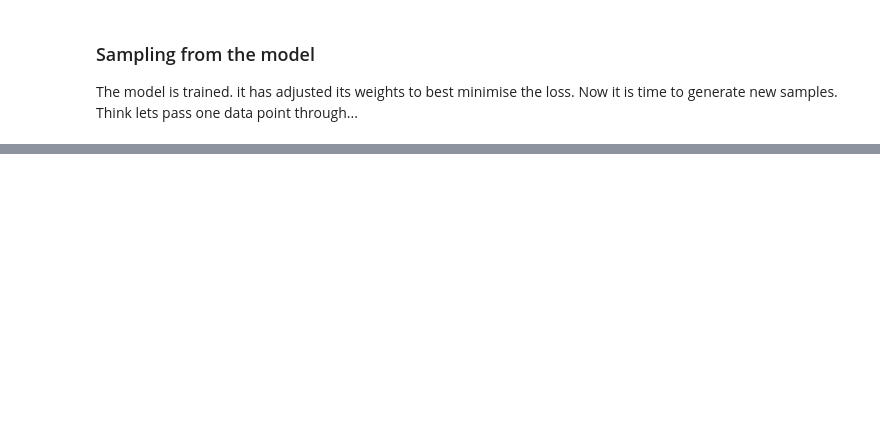
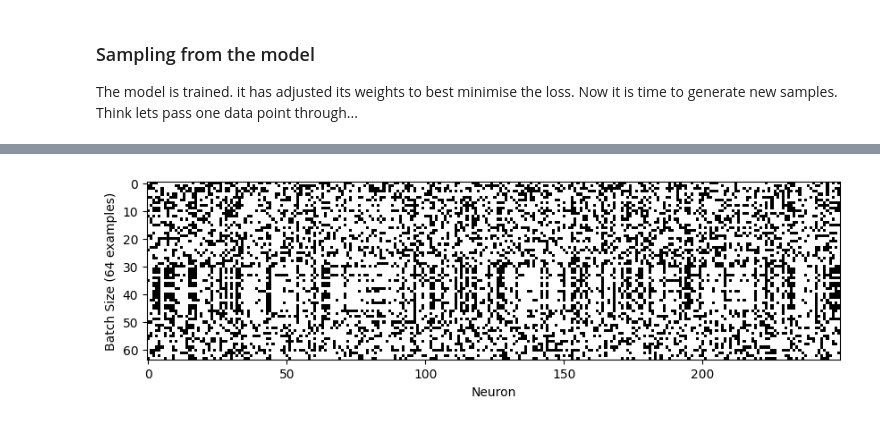
Before and after one commit to Matthew-Packham/embedding_from_first_principles, a Jupyter notebook: embeddings_from_first_principles_dirty.ipynb, the cells around one changed output, grey strips where cells are left out. Cells and saved outputs as stored; diff of their text form; code cells hidden in the pictures; blank space fills up the shorter version.

```diff
--- a/embeddings_from_first_principles_dirty.ipynb
+++ b/embeddings_from_first_principles_dirty.ipynb
@@ -804,0 +1143,8 @@ hia.
+# %%
+plt.figure(figsize=(10, 6))
+plt.imshow(h1.abs() > 0.99, cmap="grey") #white if true, black if false
+plt.xlabel("Neuron")
+plt.ylabel("Batch Size (64 examples)")
+plt.show()
+# %% [output]
+[figure, added]
```
Also changed, not shown: parts of 68 cells of this notebook, 2 other files.
